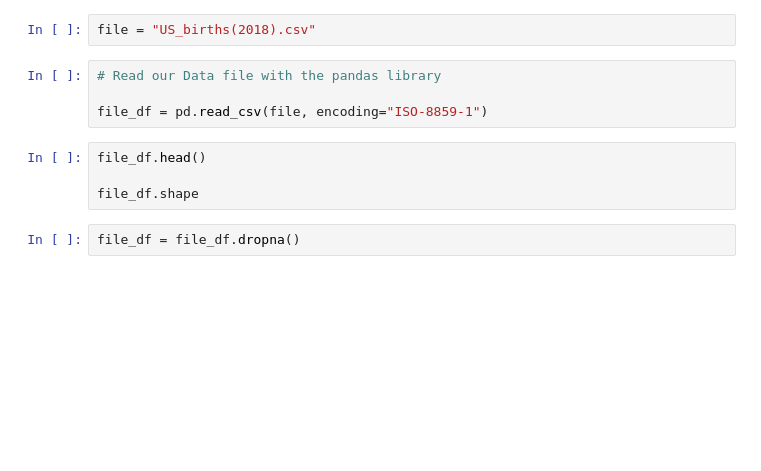
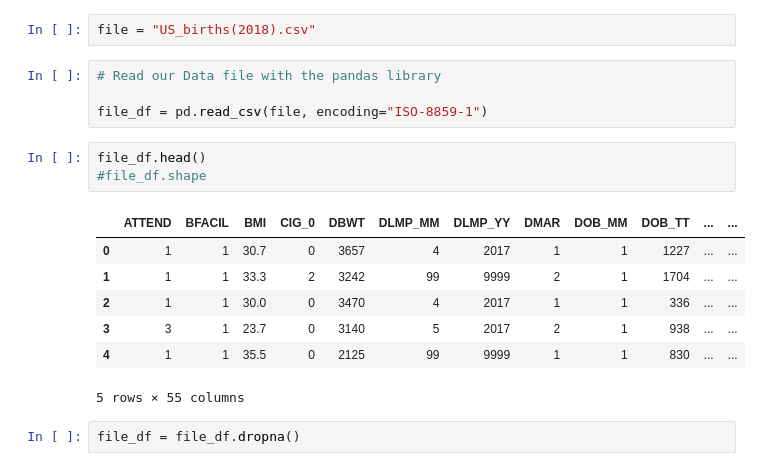
Before and after one commit to OnomeHunt/Project3, a Jupyter notebook: Birth_Data_2018.ipynb, the cells around one changed output. Cells and saved outputs as stored; diff of their text form; blank space fills up the shorter version.

```diff
--- a/Birth_Data_2018.ipynb
+++ b/Birth_Data_2018.ipynb
@@ -10,8 +17,15 @@ file = "US_births(2018).csv"
 file_df = pd.read_csv(file, encoding="ISO-8859-1")
 # %%
 file_df.head()
-
-file_df.shape
+#file_df.shape
+# %% [output]
+|  | ATTEND | BFACIL | BMI | CIG_0 | DBWT | DLMP_MM | DLMP_YY | DMAR | DOB_MM | DOB_TT | ... | ... |
+| 0 | 1 | 1 | 30.7 | 0 | 3657 | 4 | 2017 | 1 | 1 | 1227 | ... | ... |
+| 1 | 1 | 1 | 33.3 | 2 | 3242 | 99 | 9999 | 2 | 1 | 1704 | ... | ... |
+| 2 | 1 | 1 | 30.0 | 0 | 3470 | 4 | 2017 | 1 | 1 | 336 | ... | ... |
+| 3 | 3 | 1 | 23.7 | 0 | 3140 | 5 | 2017 | 2 | 1 | 938 | ... | ... |
+| 4 | 1 | 1 | 35.5 | 0 | 2125 | 99 | 9999 | 1 | 1 | 830 | ... | ... |
+5 rows × 55 columns
 # %%
 file_df = file_df.dropna()
 # %%
```
Also changed, not shown: parts of 50 cells of this notebook, 1 other file.
